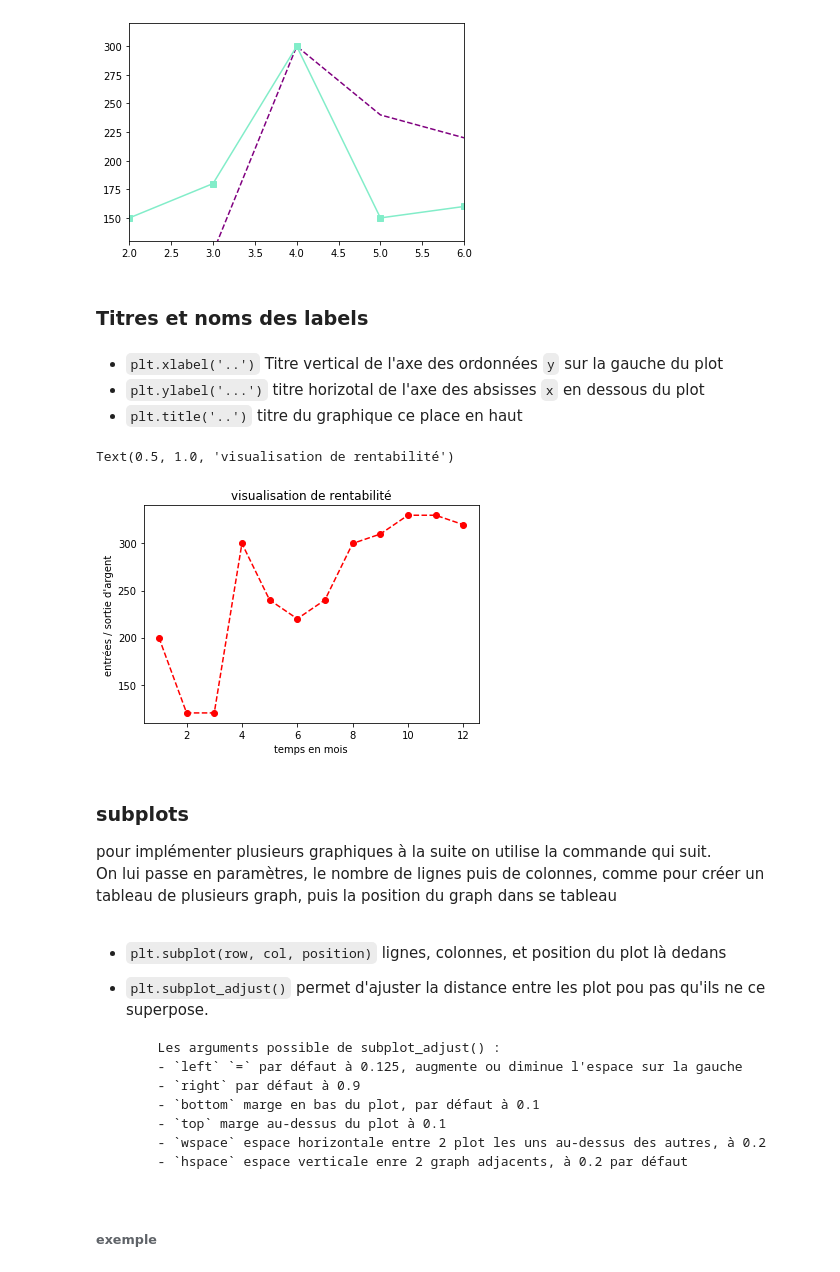
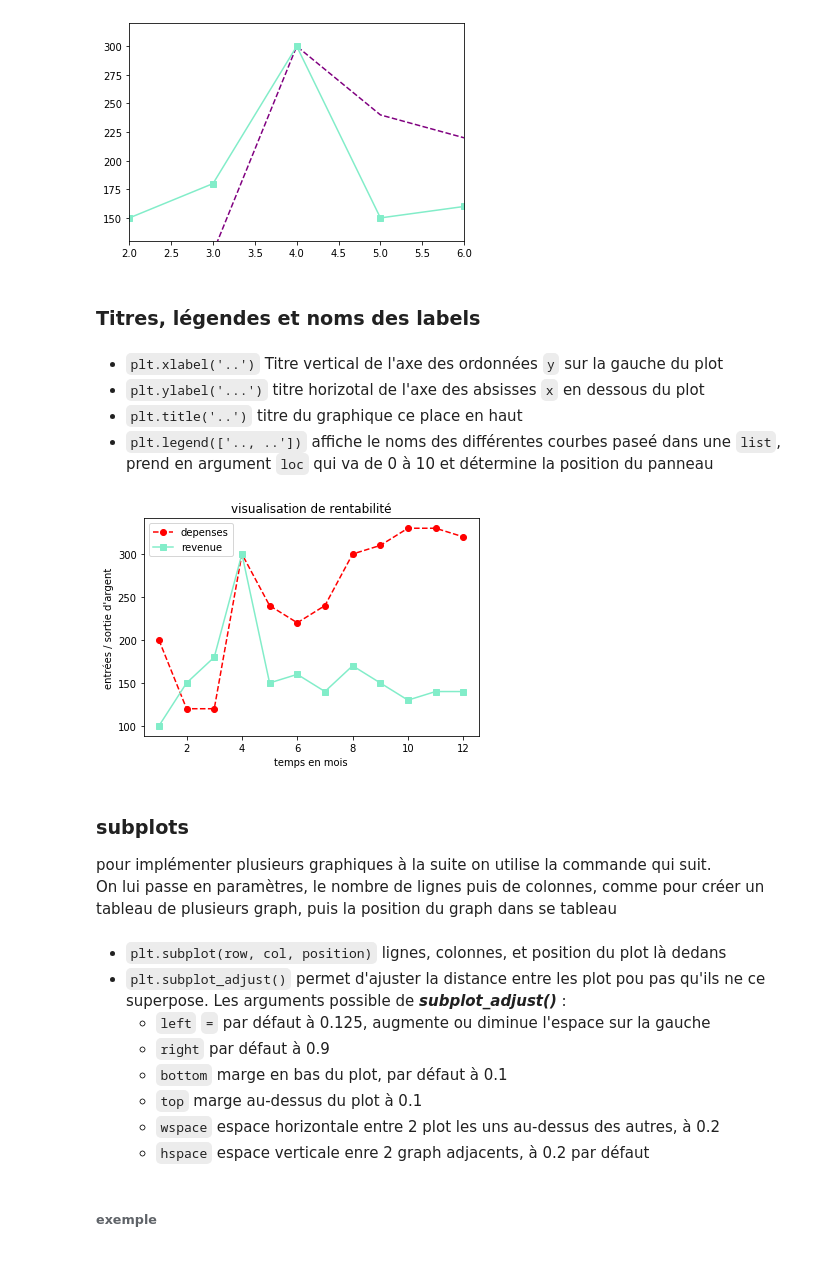
Before and after one commit to Syllaweg/Datascience_toolkit, a Jupyter notebook: Graph_plt_sns/Untitled.ipynb, the cells around one changed output. Saved outputs shown, nothing was run; the diff lists cells and outputs as text; code cells hidden in the pictures.

```diff
--- a/Graph_plt_sns/Untitled.ipynb
+++ b/Graph_plt_sns/Untitled.ipynb
@@ -54,37 +54,38 @@ plt.show()
 # %% [output]
 [figure]
 # %% [markdown]
-### Titres et noms des labels
+### Titres, légendes et noms des labels
 # %% [markdown]
 - `plt.xlabel('..')` Titre vertical de l'axe des ordonnées `y` sur la gauche du plot
 - `plt.ylabel('...')` titre horizotal de l'axe des absisses `x` en dessous du plot
 - `plt.title('..')` titre du graphique ce place en haut
+- `plt.legend(['.., ..'])` affiche le noms des différentes courbes paseé dans une `list`, prend en argument `loc` qui va de 0 à 10 et détermine la position du panneau
 # %%
 plt.plot(mois, depenses, linestyle='--', color='red', marker='o')#(x |, y –)
+plt.plot(mois, revenue, color='#82edc9', marker='s')
 
 plt.ylabel("entrées / sortie d'argent")
 plt.xlabel("temps en mois")
+
+plt.legend(['depenses', 'revenue'], loc=2)#liste des noms de courbes
 plt.title("visualisation de rentabilité")
+
+plt.show()
 # %% [output]
-Text(0.5, 1.0, 'visualisation de rentabilité')
-[figure, old version]
+[figure, new version]
 # %% [markdown]
 ### subplots
 pour implémenter plusieurs graphiques à la suite on utilise la commande qui suit.
 On lui passe en paramètres, le nombre de lignes puis de colonnes, comme pour créer un tableau de plusieurs graph, puis la position du graph dans se tableau
 # %% [markdown]
 - `plt.subplot(row, col, position)`  lignes, colonnes, et position du plot là dedans
-- `plt.subplot_adjust()` permet d'ajuster la distance entre les plot pou pas qu'ils ne ce superpose.
-
-
-
-        Les arguments possible de subplot_adjust() :
-        - `left` `=` par défaut à 0.125, augmente ou diminue l'espace sur la gauche
-        - `right` par défaut à 0.9
-        - `bottom` marge en bas du plot, par défaut à 0.1
-        - `top` marge au-dessus du plot à 0.1
-        - `wspace` espace horizontale entre 2 plot les uns au-dessus des autres, à 0.2
-        - `hspace` espace verticale enre 2 graph adjacents, à 0.2 par défaut
+- `plt.subplot_adjust()` permet d'ajuster la distance entre les plot pou pas qu'ils ne ce superpose. Les arguments possible de *__subplot_adjust()__* :
+    - `left` `=` par défaut à 0.125, augmente ou diminue l'espace sur la gauche
+    - `right` par défaut à 0.9
+    - `bottom` marge en bas du plot, par défaut à 0.1
+    - `top` marge au-dessus du plot à 0.1
+    - `wspace` espace horizontale entre 2 plot les uns au-dessus des autres, à 0.2
+    - `hspace` espace verticale enre 2 graph adjacents, à 0.2 par défaut
 # %% [markdown]
 ######  exemple
 # %%
```
Also changed, not shown: parts of 2 cells of this notebook.
